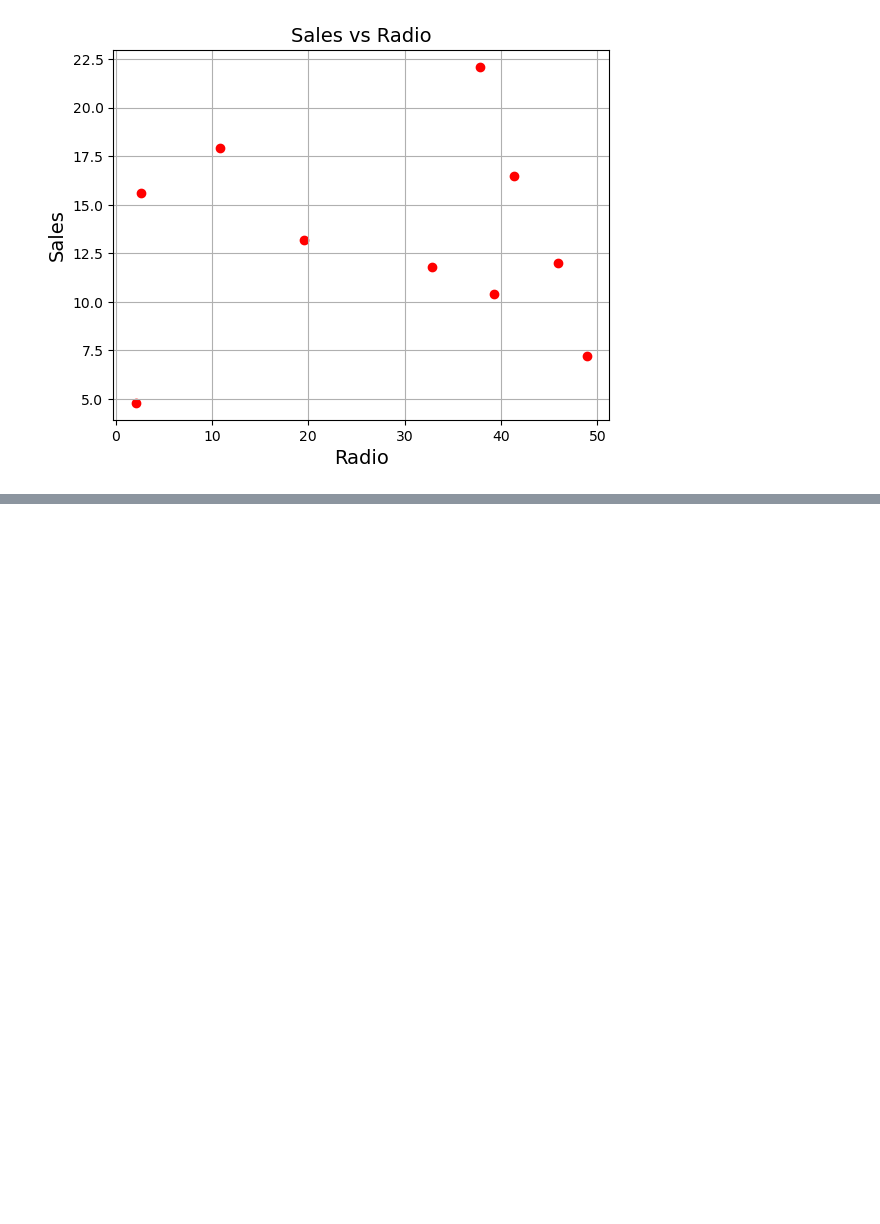
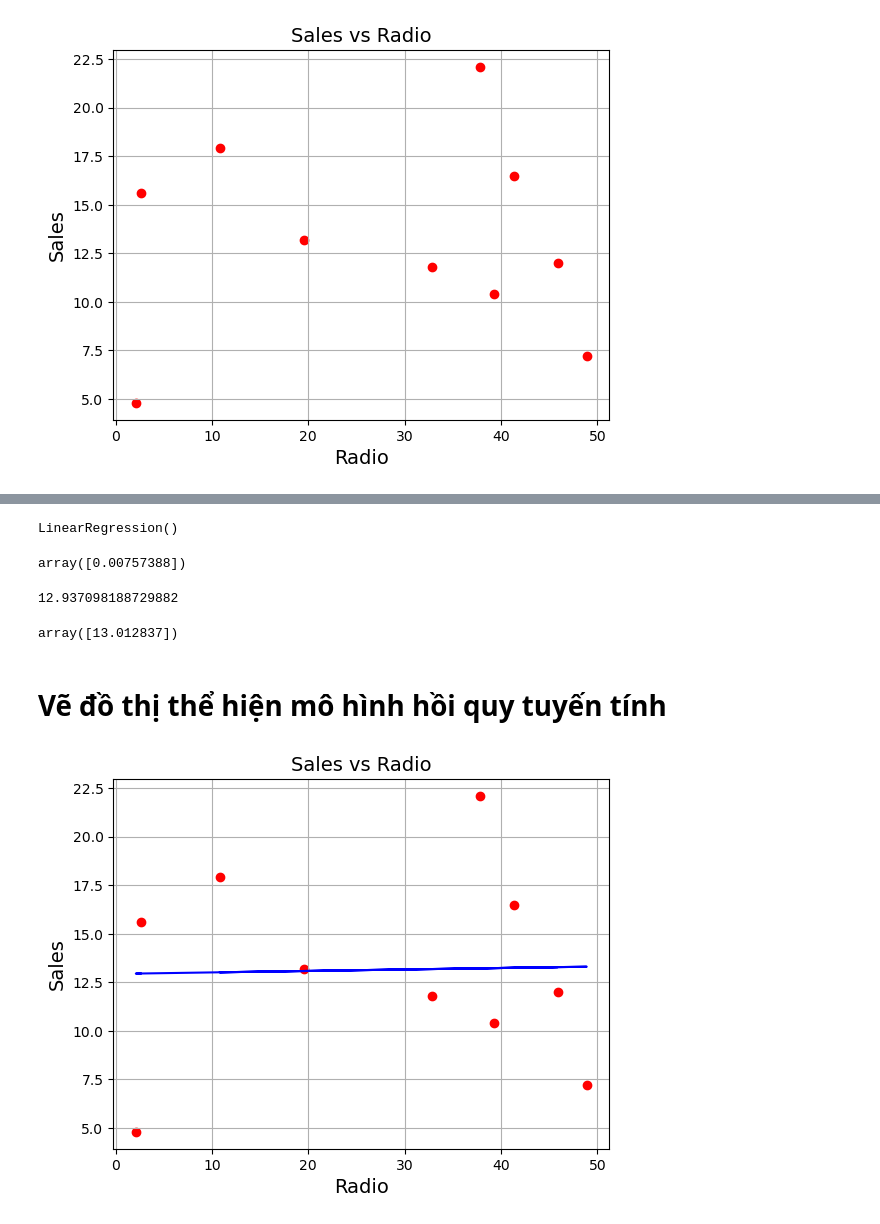
Before and after one commit to TaQuangKhoi/He-thong-thong-tin-thong-minh, a Jupyter notebook: 16-Jun-2023-On tap Hoi quy Tuyen tinh.ipynb, the cells around one changed output, grey strips where cells are left out. Drawn from its saved outputs; the diff is of its cells as text; code cells hidden in the pictures; blank space fills up the shorter version.

Commit message:
Tạo model 1 biến và model 3 biến

```diff
--- a/16-Jun-2023-On tap Hoi quy Tuyen tinh.ipynb
+++ b/16-Jun-2023-On tap Hoi quy Tuyen tinh.ipynb
@@ -89,2 +89,36 @@ plt.show()
 
 Chọn 1 trong 3 biến độc lập để tạo mô hình => Radio
+# %%
+from sklearn.linear_model import LinearRegression
+model = LinearRegression()
+model.fit(X[['Radio']], y)
+model
+# %% [output]
+LinearRegression()
+# %%
+# Tính hệ số hồi quy
+model.coef_
+# %% [output]
+array([0.00757388])
+# %%
+# Tính sai số
+model.intercept_
+# %% [output]
+12.937098188729882
+# %%
+# Tính giá trị dự đoán
+model.predict([[10]])
+# %% [output]
+array([13.012837])
+# %% [markdown]
+# Vẽ đồ thị thể hiện mô hình hồi quy tuyến tính
+# %%
+plt.scatter(df['Radio'], df['Sales'], color='red')
+plt.plot(df['Radio'], model.predict(df[['Radio']]), color='blue')
+plt.title('Sales vs Radio', fontsize=14)
+plt.xlabel('Radio', fontsize=14)
+plt.ylabel('Sales', fontsize=14)
+plt.grid(True)
+plt.show()
+# %% [output]
+[figure, added]
```
Also changed, not shown: parts of 6 cells of this notebook.
